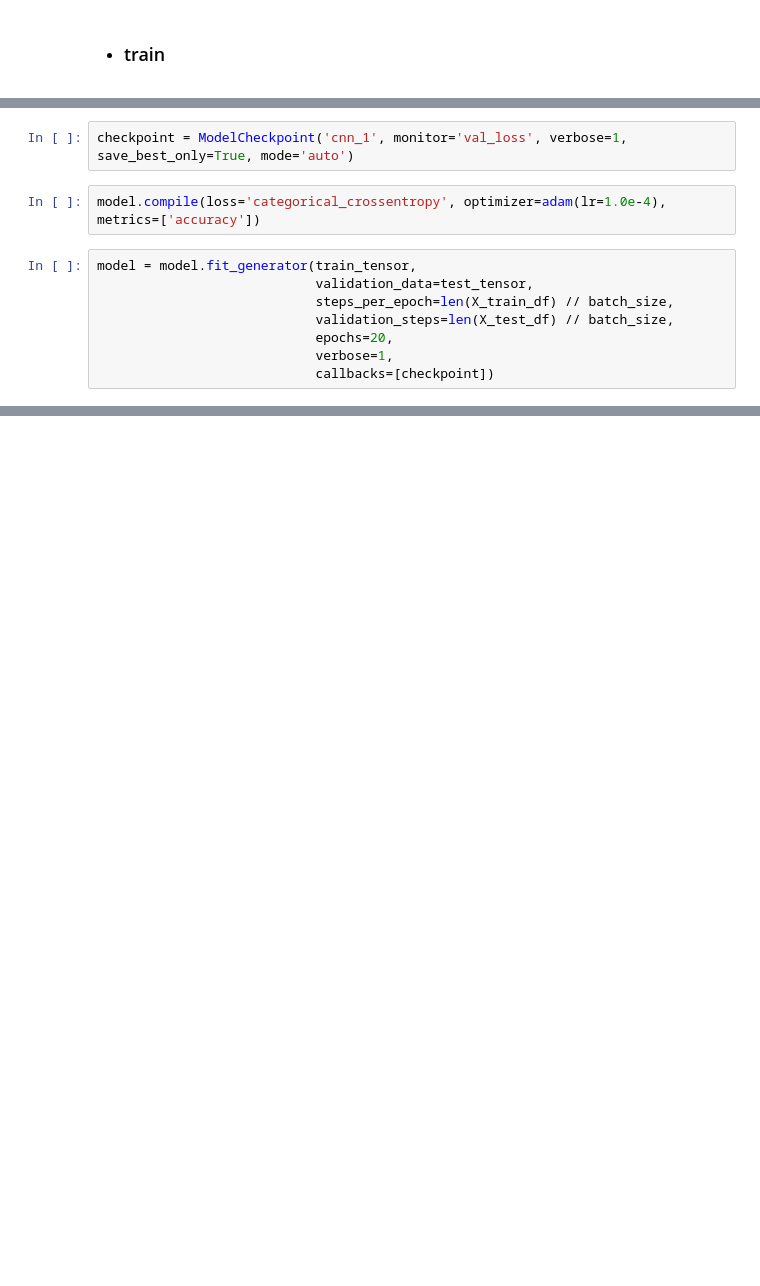
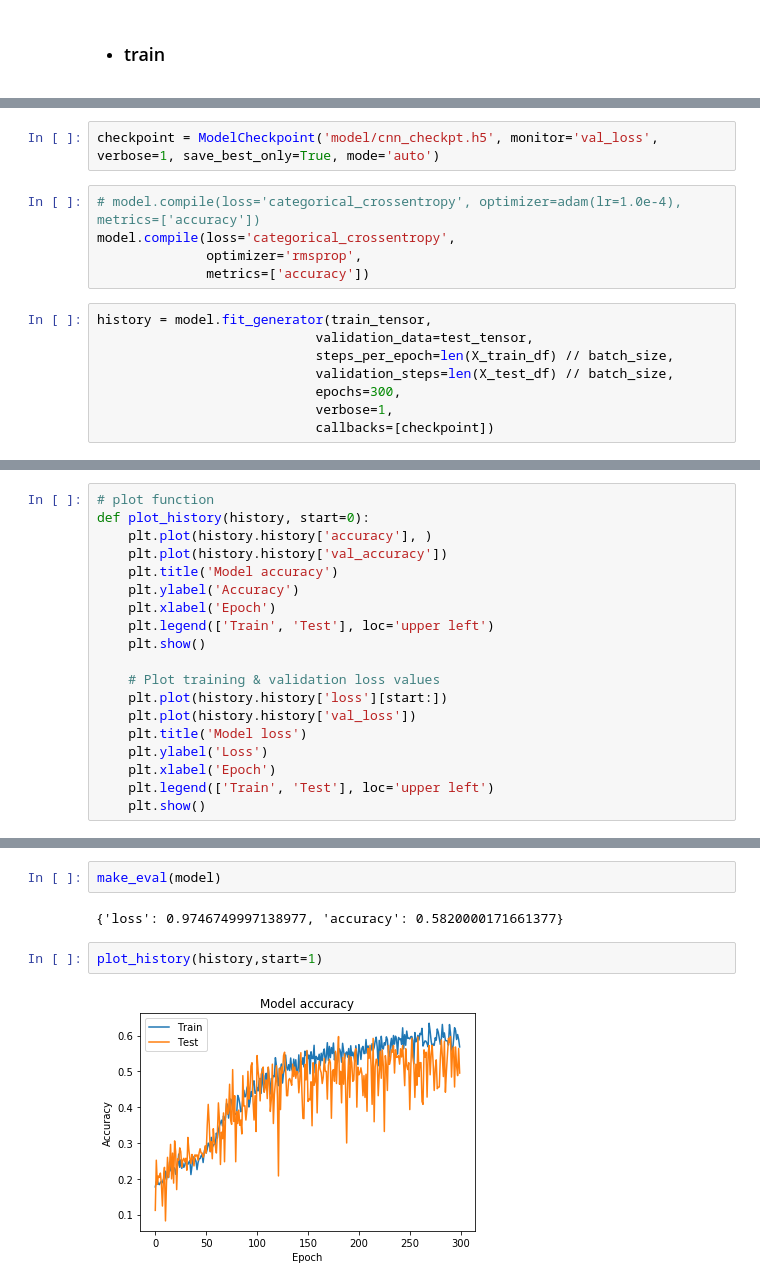
Before and after one commit to alssica/trash-classifier, a Jupyter notebook: CNN-Keras.ipynb, the cells around one changed output, grey strips where cells are left out. Drawn from its saved outputs; the diff is of its cells as text; blank space fills up the shorter version.

```diff
--- a/CNN-Keras.ipynb
+++ b/CNN-Keras.ipynb
@@ -226,15 +308,18 @@ Trainable params: 402,919,878
 Non-trainable params: 0
 _________________________________________________________________
 # %%
-checkpoint = ModelCheckpoint('cnn_1', monitor='val_loss', verbose=1, save_best_only=True, mode='auto')
+checkpoint = ModelCheckpoint('model/cnn_checkpt.h5', monitor='val_loss', verbose=1, save_best_only=True, mode='auto')
 # %%
-model.compile(loss='categorical_crossentropy', optimizer=adam(lr=1.0e-4), metrics=['accuracy'])
+# model.compile(loss='categorical_crossentropy', optimizer=adam(lr=1.0e-4), metrics=['accuracy'])
+model.compile(loss='categorical_crossentropy',
+              optimizer='rmsprop',
+              metrics=['accuracy'])
 # %%
-model = model.fit_generator(train_tensor,
+history = model.fit_generator(train_tensor,
                             validation_data=test_tensor,
                             steps_per_epoch=len(X_train_df) // batch_size,
                             validation_steps=len(X_test_df) // batch_size,
-                            epochs=20,
+                            epochs=300,
                             verbose=1,
                             callbacks=[checkpoint])
 # %% [output]
@@ -243,0 +362,19 @@ model.save('my_model.h5')
+# %%
+# plot function
+def plot_history(history, start=0):
+    plt.plot(history.history['accuracy'], )
+    plt.plot(history.history['val_accuracy'])
+    plt.title('Model accuracy')
+    plt.ylabel('Accuracy')
+    plt.xlabel('Epoch')
+    plt.legend(['Train', 'Test'], loc='upper left')
+    plt.show()
+
+    # Plot training & validation loss values
+    plt.plot(history.history['loss'][start:])
+    plt.plot(history.history['val_loss'])
+    plt.title('Model loss')
+    plt.ylabel('Loss')
+    plt.xlabel('Epoch')
+    plt.legend(['Train', 'Test'], loc='upper left')
+    plt.show()
@@ -243,0 +406,8 @@ model.save('my_model.h5')
+# %%
+make_eval(model)
+# %% [output]
+{'loss': 0.9746749997138977, 'accuracy': 0.5820000171661377}
+# %%
+plot_history(history,start=1)
+# %% [output]
+[figure, added]
```
Also changed, not shown: parts of 32 cells of this notebook, 3 other files.
